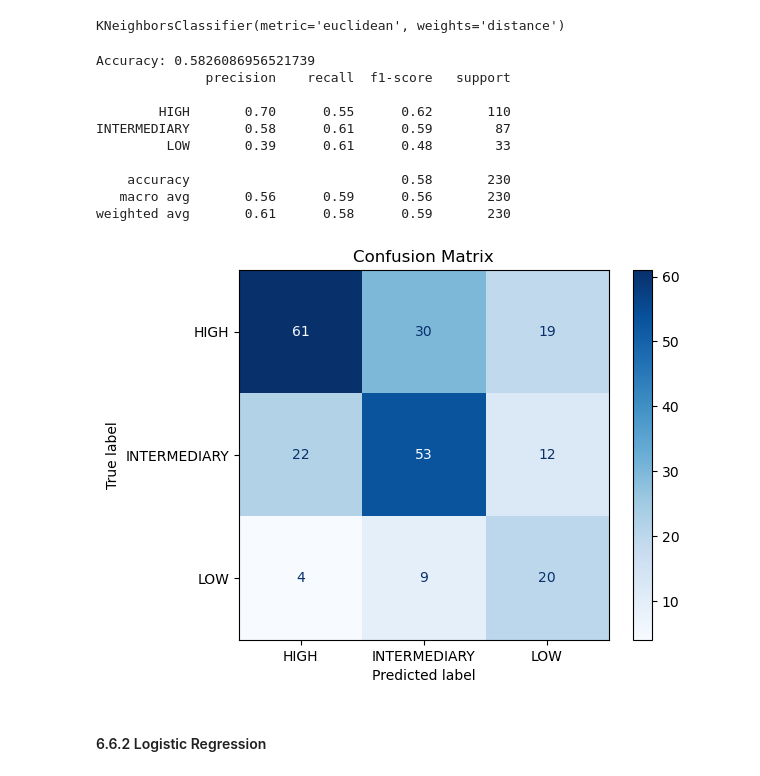
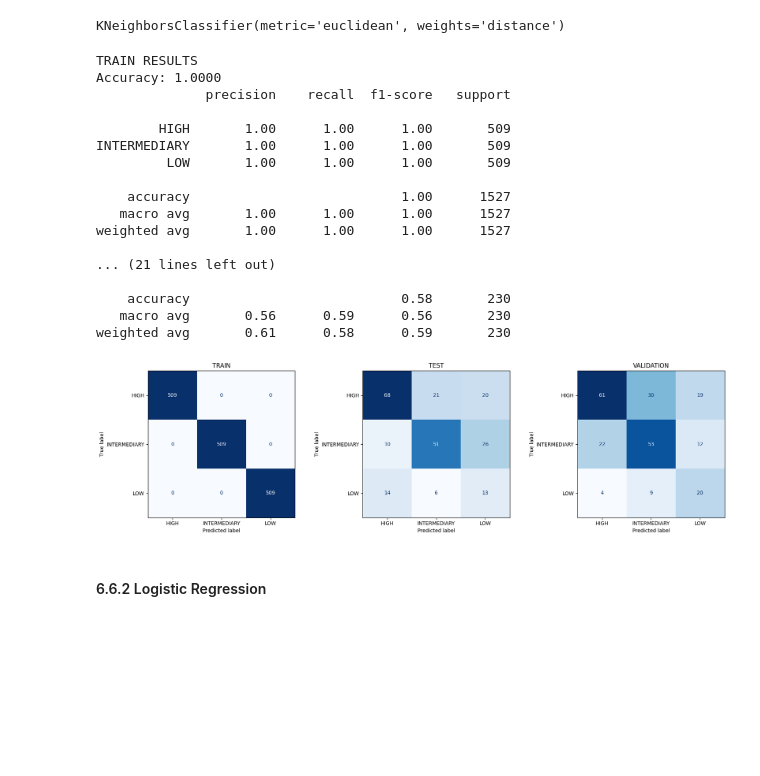
Before and after one commit to shampeyndadi/STINTSY_MCO, a Jupyter notebook: MCO.ipynb, the cells around one changed output. Drawn from its saved outputs; the diff is of its cells as text; code cells hidden in the pictures; blank space fills up the shorter version.

```diff
--- a/MCO.ipynb
+++ b/MCO.ipynb
@@ -895,9 +923,11 @@ model.fit(X_train_scaled, y_train)
 SGDClassifier(class_weight='balanced', loss='log_loss', max_iter=2000,
               random_state=42, tol=0.0001)
 # %%
+y_predicted_train = model.predict(X_train_scaled)
+y_predicted_test = model.predict(X_test_scaled)
 y_predicted_val = model.predict(X_val_scaled)
 
-print("Accuracy:", accuracy_score(y_val, y_predicted_val))
-print("\nClassification Report:")
-print(classification_report(y_val, y_predicted_val))
+evaluate("TRAIN", y_train, y_predicted_train)
+evaluate("TEST", y_test, y_predicted_test)
+evaluate("VALIDATION", y_val, y_predicted_val)
 # %% [output]
@@ -1144,30 +1186,51 @@ y_predicted_val = model.predict(X_val_scaled)
 # %%
-print("Accuracy:", accuracy_score(y_val, y_predicted_val))
-print(classification_report(y_val, y_predicted_val))
+y_predicted_train = model.predict(X_train_res)
+y_predicted_test = model.predict(X_test_scaled)
+y_predicted_val = model.predict(X_val_scaled)
+
+evaluate("TRAIN", y_train_res, y_predicted_train)
+evaluate("TEST", y_test, y_predicted_test)
+evaluate("VALIDATION", y_val, y_predicted_val)
 # %% [output]
-Accuracy: 0.5826086956521739
+TRAIN RESULTS
+Accuracy: 1.0000
               precision    recall  f1-score   support
 
-        HIGH       0.70      0.55      0.62       110
-INTERMEDIARY       0.58      0.61      0.59        87
-         LOW       0.39      0.61      0.48        33
+        HIGH       1.00      1.00      1.00       509
+INTERMEDIARY       1.00      1.00      1.00       509
+         LOW       1.00      1.00      1.00       509
+
+    accuracy                           1.00      1527
+   macro avg       1.00      1.00      1.00      1527
+weighted avg       1.00      1.00      1.00      1527
+
+... (21 lines left out)
 
     accuracy                           0.58       230
    macro avg       0.56      0.59      0.56       230
 weighted avg       0.61      0.58      0.59       230
 # %%
+cm_train = confusion_matrix(y_train_res, y_predicted_train)
+cm_test = confusion_matrix(y_test, y_predicted_test)
+cm_val = confusion_matrix(y_val, y_predicted_val)
 
-cm = confusion_matrix(y_val, y_predicted_val)
-disp = ConfusionMatrixDisplay(
-    confusion_matrix=cm,
-    display_labels=['HIGH', 'INTERMEDIARY', 'LOW']
-)
+labels = ['HIGH', 'INTERMEDIARY', 'LOW']
 
-disp.plot(cmap='Blues')
-plt.title("Confusion Matrix")
+fig, axes = plt.subplots(1, 3, figsize=(18, 5))
+
+for ax, cm, title in zip(
+    axes,
+    [cm_train, cm_test, cm_val],
+    ["TRAIN", "TEST", "VALIDATION"]
+):
+    disp = ConfusionMatrixDisplay(confusion_matrix=cm, display_labels=labels)
+    disp.plot(ax=ax, cmap='Blues', colorbar=False)
+    ax.set_title(title)
+
+plt.tight_layout()
 plt.show()
 # %% [output]
-[figure, old version]
+[figure, new version]
 # %% [markdown]
 #### 6.6.2 Logistic Regression
 # %%
```
Also changed, not shown: parts of 24 cells of this notebook.
